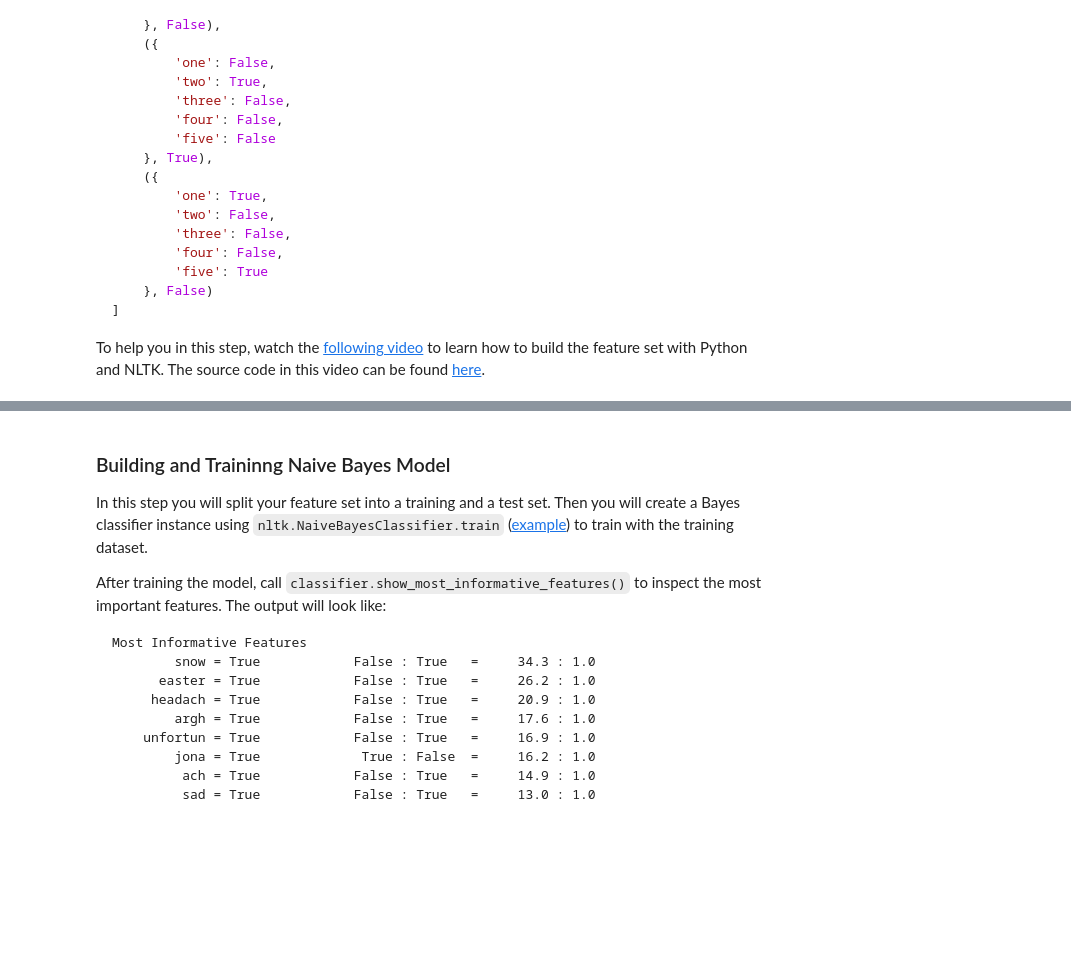
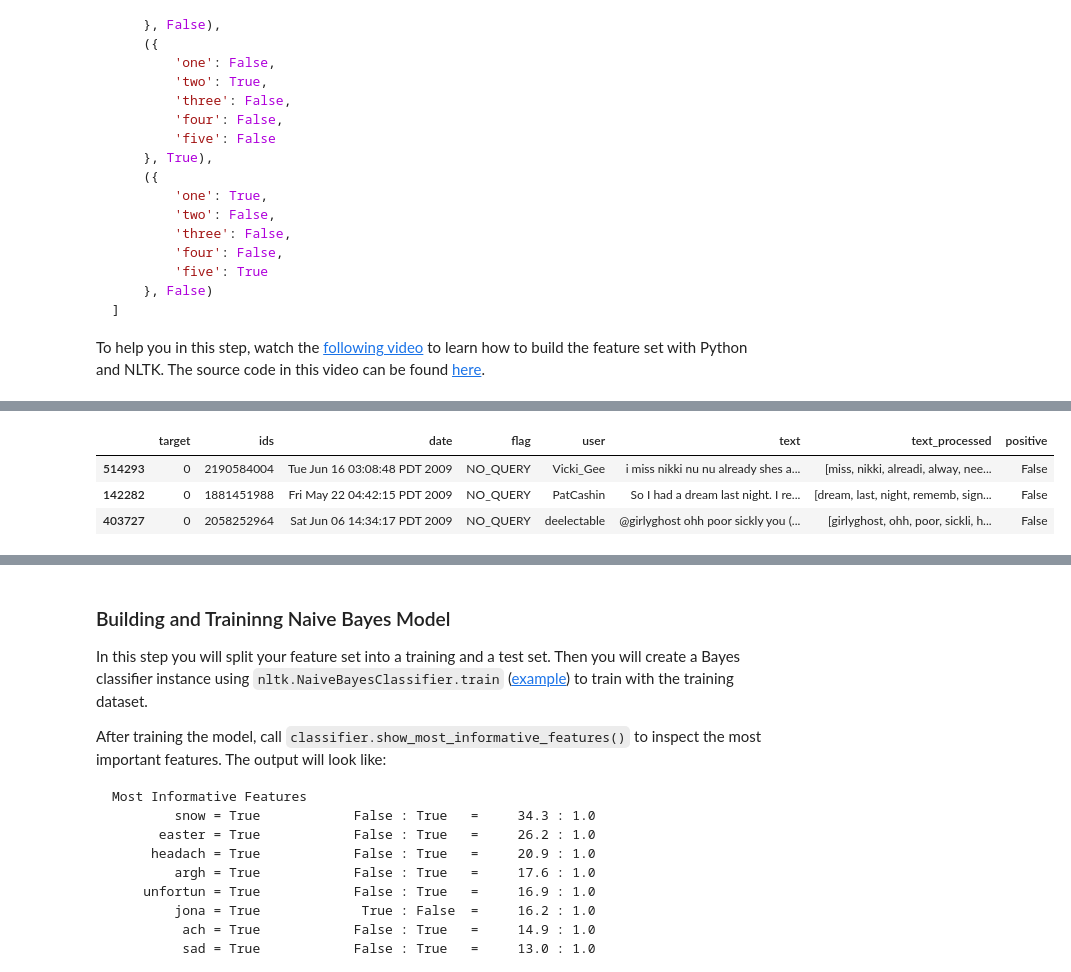
Before and after one commit to litkat/Ironhack-Data-Analytics-Bootcamp, a Jupyter notebook: Week8/2_lab-nlp/your-code/challenge-2.ipynb, the cells around one changed output, grey strips where cells are left out. Saved outputs shown, nothing was run; the diff lists cells and outputs as text; code cells hidden in the pictures; blank space fills up the shorter version.

```diff
--- a/Week8/2_lab-nlp/your-code/challenge-2.ipynb
+++ b/Week8/2_lab-nlp/your-code/challenge-2.ipynb
@@ -52,0 +93,10 @@ Create a new column called `text_processed` in the dataframe to contain the proc
+# %%
+from nltk.tokenize import word_tokenize
+import nltk
+
+def tokenize(s):
+    tokens = word_tokenize(s)
+    return tokens
+
+sample_data['text_processed'] = list(map(tokenize, sample_data['text_processed']))
+sample_data.head(3)
@@ -52,0 +108,16 @@ Create a new column called `text_processed` in the dataframe to contain the proc
+# %%
+from nltk.stem import PorterStemmer
+from nltk.stem import WordNetLemmatizer
+from nltk.corpus import wordnet
+
+def stem_and_lemmatize(l):
+    ps = PorterStemmer()
+    lemmatizer = WordNetLemmatizer()
+    lemmatized = [lemmatizer.lemmatize(word) for word in l]
+
+    stemmed = [ps.stem(w) for w in lemmatized]
+
+    return stemmed
+
+sample_data['text_processed'] = list(map(stem_and_lemmatize, sample_data['text_processed']))
+sample_data.head(3)
@@ -52,0 +129,10 @@ Create a new column called `text_processed` in the dataframe to contain the proc
+# %%
+from nltk.corpus import stopwords
+import nltk
+
+def remove_stopwords(l):
+    without_sw = [word for word in l if not word in stopwords.words()]
+    return without_sw
+
+sample_data['text_processed'] = list(map(remove_stopwords, sample_data['text_processed']))
+sample_data.head(3)
@@ -114,0 +217,11 @@ To help you in this step, watch the [following video](https://www.youtube.com/wa
+# %%
+sample_data['positive'] = sample_data['target'].copy()
+sample_data['positive'] = sample_data['positive'].replace([4],1)
+sample_data['positive'] = sample_data['positive'].astype('bool')
+# %%
+sample_data.head(3)
+# %% [output]
+|  | target | ids | date | flag | user | text | text_processed | positive |
+| 514293 | 0 | 2190584004 | Tue Jun 16 03:08:48 PDT 2009 | NO_QUERY | Vicki_Gee | i miss nikki nu nu already shes a... | [miss, nikki, alreadi, alway, nee... | False |
+| 142282 | 0 | 1881451988 | Fri May 22 04:42:15 PDT 2009 | NO_QUERY | PatCashin | So I had a dream last night. I re... | [dream, last, night, rememb, sign... | False |
+| 403727 | 0 | 2058252964 | Sat Jun 06 14:34:17 PDT 2009 | NO_QUERY | deelectable | @girlyghost ohh poor sickly you (... | [girlyghost, ohh, poor, sickli, h... | False |
```
Also changed, not shown: parts of 19 cells of this notebook.
